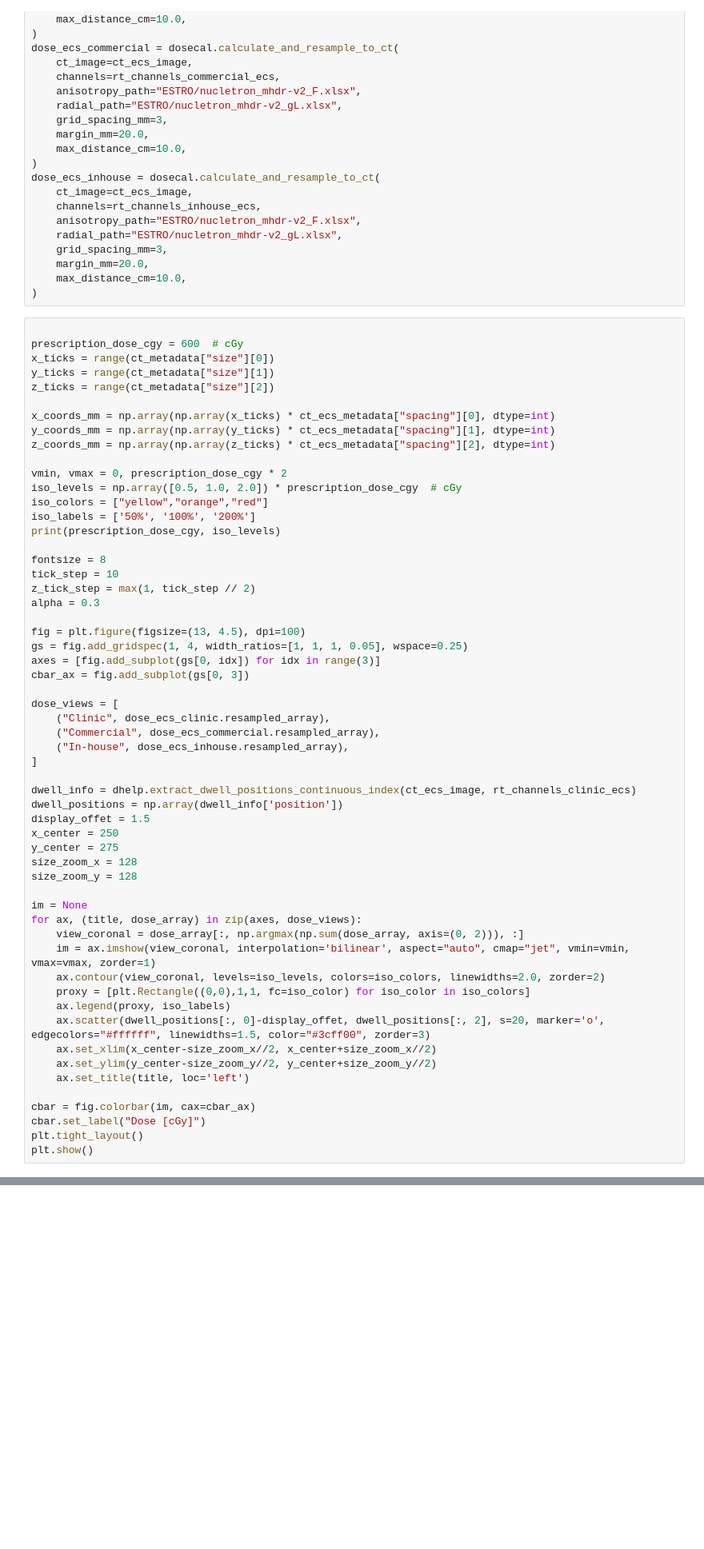
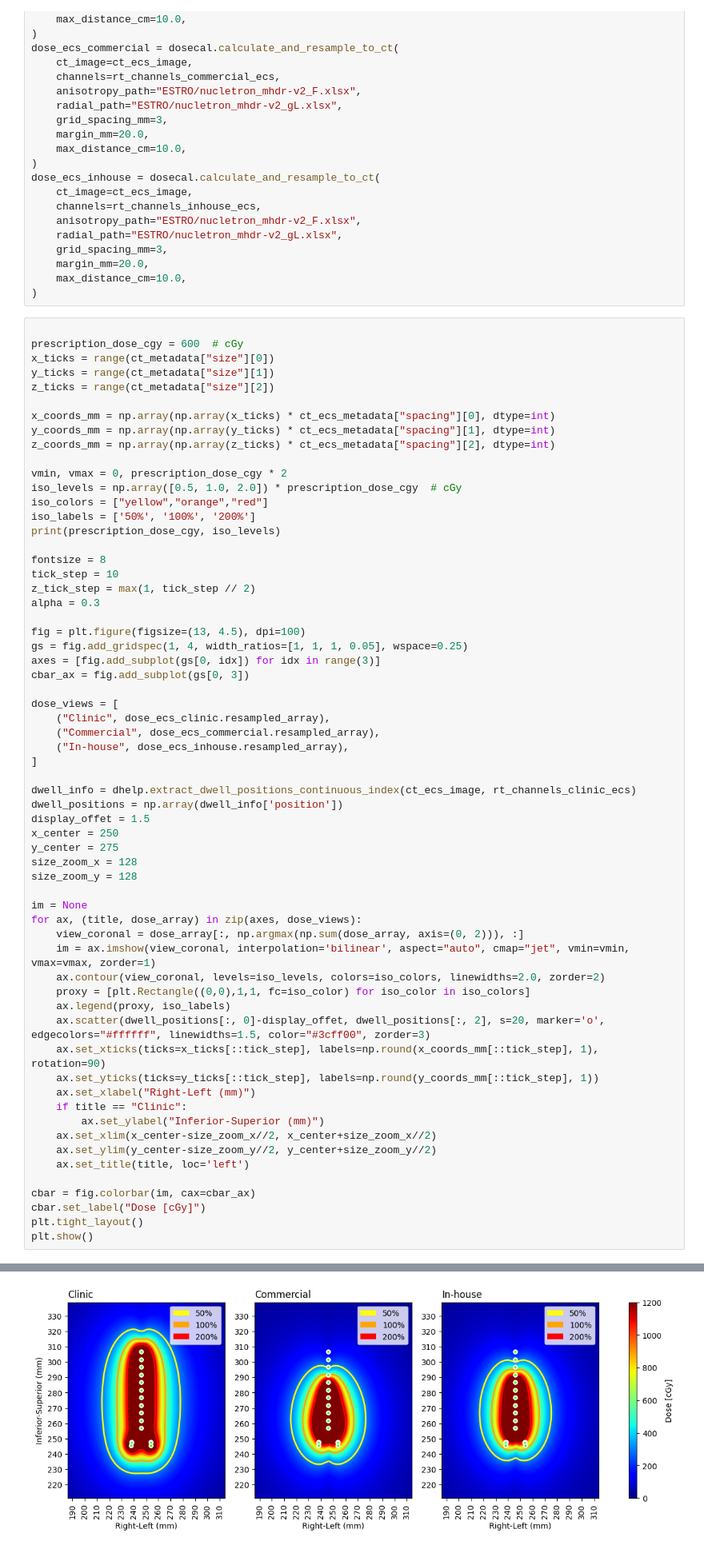
Before and after one commit to YeongHyeon/Dose_prediction_practice, a Jupyter notebook: example_251002_1_DVH_.ipynb, the cells around one changed output, grey strips where cells are left out. Shown at 80% size. Drawn from its saved outputs; the diff is of its cells as text; blank space fills up the shorter version.

```diff
--- a/example_251002_1_DVH_.ipynb
+++ b/example_251002_1_DVH_.ipynb
@@ -704,6 +712,11 @@ for ax, (title, dose_array) in zip(axes, dose_views):
     proxy = [plt.Rectangle((0,0),1,1, fc=iso_color) for iso_color in iso_colors]
     ax.legend(proxy, iso_labels)
     ax.scatter(dwell_positions[:, 0]-display_offet, dwell_positions[:, 2], s=20, marker='o', edgecolors="#ffffff", linewidths=1.5, color="#3cff00", zorder=3)
+    ax.set_xticks(ticks=x_ticks[::tick_step], labels=np.round(x_coords_mm[::tick_step], 1), rotation=90)
+    ax.set_yticks(ticks=y_ticks[::tick_step], labels=np.round(y_coords_mm[::tick_step], 1))
+    ax.set_xlabel("Right-Left (mm)")
+    if title == "Clinic":
+        ax.set_ylabel("Inferior-Superior (mm)")
     ax.set_xlim(x_center-size_zoom_x//2, x_center+size_zoom_x//2)
     ax.set_ylim(y_center-size_zoom_y//2, y_center+size_zoom_y//2)
     ax.set_title(title, loc='left')
@@ -712,3 +725,4 @@ cbar = fig.colorbar(im, cax=cbar_ax)
 cbar.set_label("Dose [cGy]")
 plt.tight_layout()
 plt.show()
+# %% [output]
@@ -714,0 +730 @@ plt.show()
+[figure, added]
```
Also changed, not shown: parts of 23 cells of this notebook.
